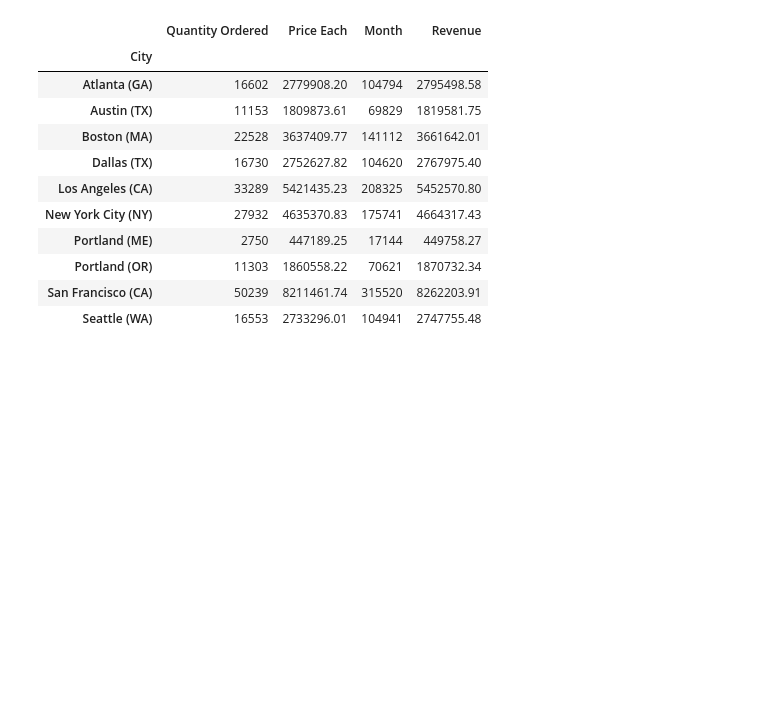
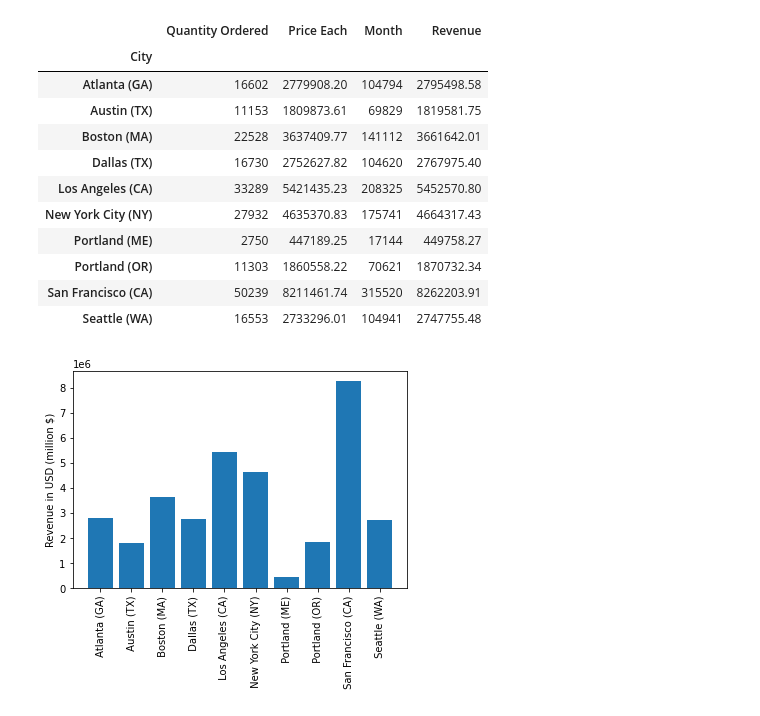
Before and after one commit to muhsinata/data-science-exercises, a Jupyter notebook: project-1/sales-analysis.ipynb, the cells around one changed output. Saved outputs shown, nothing was run; the diff lists cells and outputs as text; code cells hidden in the pictures; blank space fills up the shorter version.

```diff
--- a/project-1/sales-analysis.ipynb
+++ b/project-1/sales-analysis.ipynb
@@ -88,3 +88,12 @@ city_total_revenue
 | Portland (OR) | 11303 | 1860558.22 | 70621 | 1870732.34 |
 | San Francisco (CA) | 50239 | 8211461.74 | 315520 | 8262203.91 |
 | Seattle (WA) | 16553 | 2733296.01 | 104941 | 2747755.48 |
+# %%
+cities = np.sort(data["City"].unique())
+plt.bar(cities, city_total_revenue["Revenue"])
+plt.ylabel("Revenue in USD (million $)")
+plt.xticks(rotation="vertical")
+
+plt.show()
+# %% [output]
+[figure, added]
```
Also changed, not shown: parts of 3 cells of this notebook.
